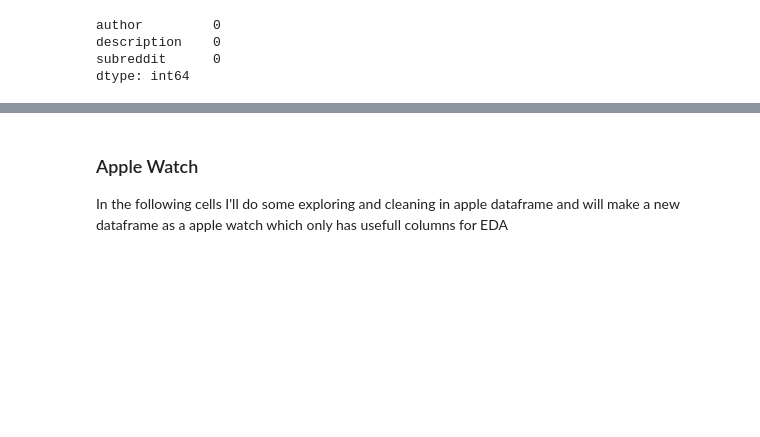
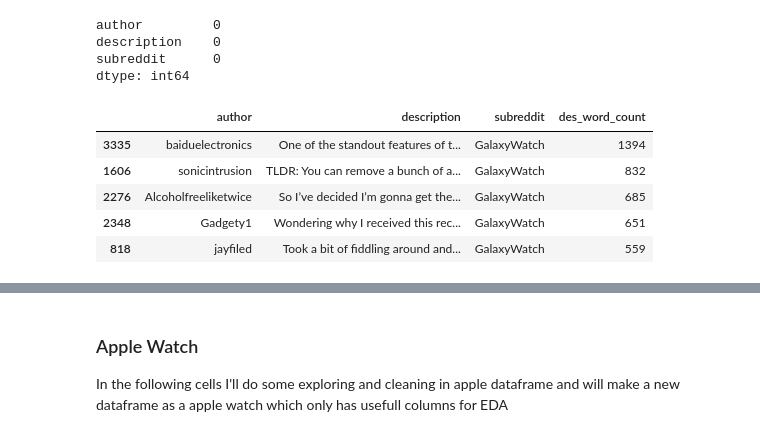
Before and after one commit to farhadfarahanii/Predicting_Subreddit_Based_on_ML_-Models, a Jupyter notebook: code/02_Cleaning_and_EDA.ipynb, the cells around one changed output, grey strips where cells are left out. Cells and saved outputs as stored; diff of their text form; code cells hidden in the pictures; blank space fills up the shorter version.

```diff
--- a/code/02_Cleaning_and_EDA.ipynb
+++ b/code/02_Cleaning_and_EDA.ipynb
@@ -111,0 +127,10 @@ dtype: int64
+# %%
+# five longest descriptions
+df_galaxywatch.sort_values(by = "des_word_count", ascending=False).head()
+# %% [output]
+|  | author | description | subreddit | des_word_count |
+| 3335 | baiduelectronics | One of the standout features of t... | GalaxyWatch | 1394 |
+| 1606 | sonicintrusion | TLDR: You can remove a bunch of a... | GalaxyWatch | 832 |
+| 2276 | Alcoholfreeliketwice | So I’ve decided I’m gonna get the... | GalaxyWatch | 685 |
+| 2348 | Gadgety1 | Wondering why I received this rec... | GalaxyWatch | 651 |
+| 818 | jayfiled | Took a bit of fiddling around and... | GalaxyWatch | 559 |
```
Also changed, not shown: parts of 28 cells of this notebook.
